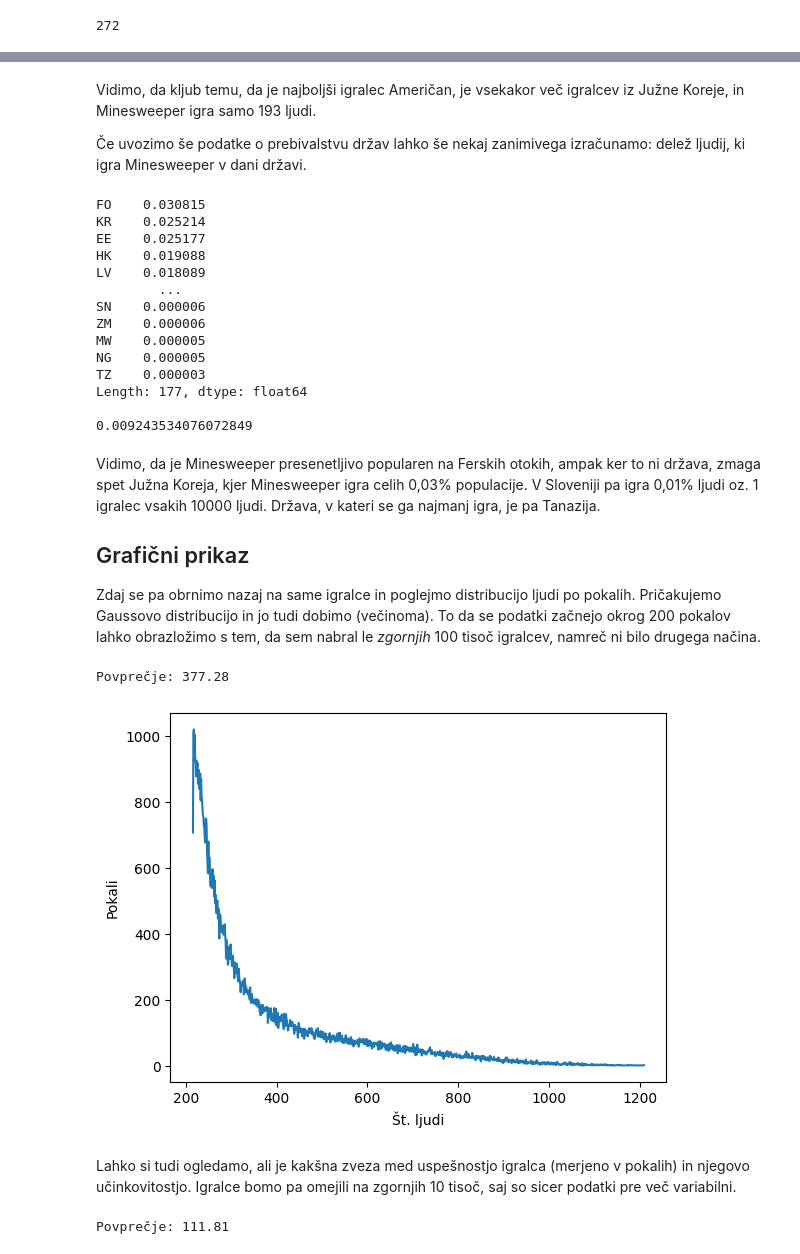
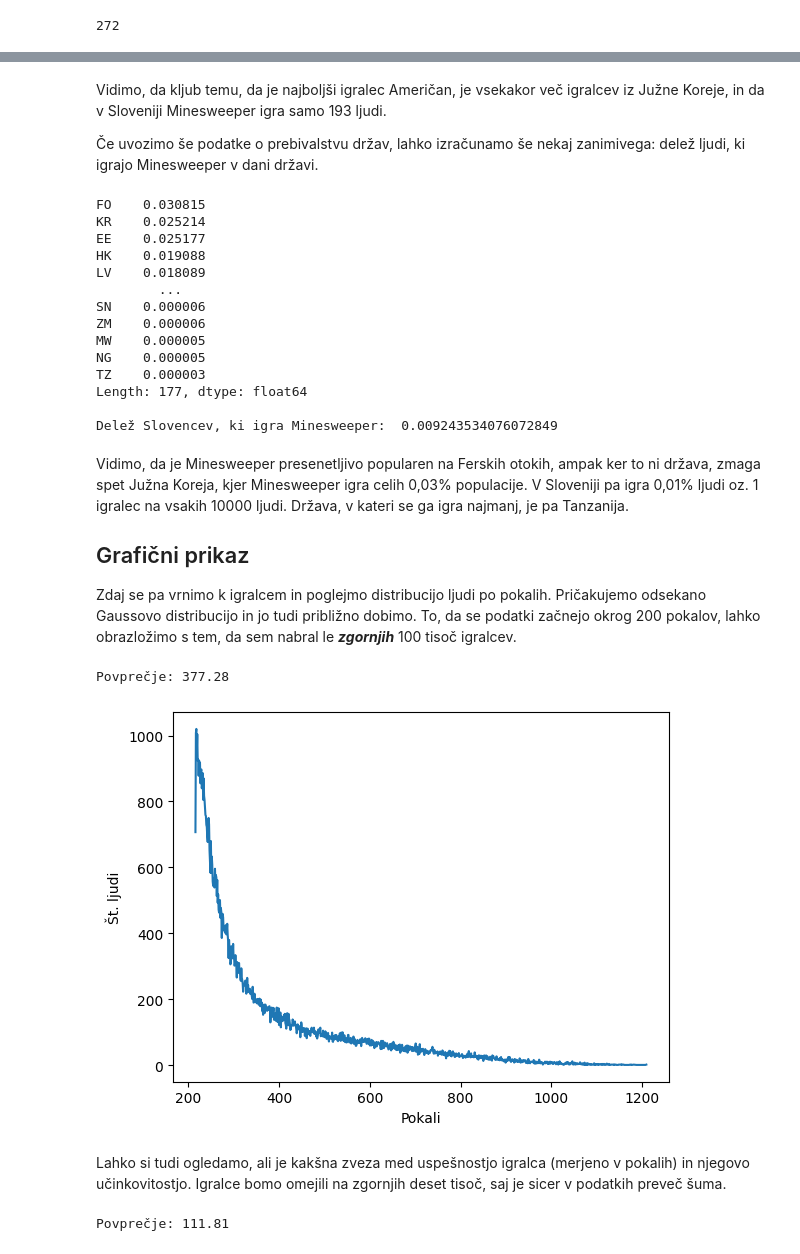
Before and after one commit to MushySushy/projektna_naloga, a Jupyter notebook: rezultati.ipynb, the cells around one changed output, grey strips where cells are left out. Cells and saved outputs as stored; diff of their text form; code cells hidden in the pictures.

Commit message:
Popravil nekaj slogovnih napak

```diff
--- a/rezultati.ipynb
+++ b/rezultati.ipynb
@@ -133,12 +133,12 @@ Length: 200, dtype: int64
 # %% [markdown]
-Vidimo, da kljub temu, da je najboljši igralec Američan, je vsekakor več igralcev iz Južne Koreje, in Minesweeper igra samo 193 ljudi.
+Vidimo, da kljub temu, da je najboljši igralec Američan, je vsekakor več igralcev iz Južne Koreje, in da v Sloveniji Minesweeper igra samo 193 ljudi.
 
-Če uvozimo še podatke o prebivalstvu držav lahko še nekaj zanimivega izračunamo: delež ljudij, ki igra Minesweeper v dani državi.
+Če uvozimo še podatke o prebivalstvu držav, lahko izračunamo še nekaj zanimivega: delež ljudi, ki igrajo Minesweeper v dani državi.
 # %%
 from pypopulation import get_population
 delez_po_drzavah=pd.Series({i:igralci_po_drzavah[i]/get_population(i)*100 for i in igralci_po_drzavah.keys() if get_population(i)}).sort_values(ascending=False)
 print(delez_po_drzavah,"\n")
-print(delez_po_drzavah["SI"])
+print("Delež Slovencev, ki igra Minesweeper: ",delez_po_drzavah["SI"])
 # %% [output]
 FO    0.030815
 KR    0.025214
@@ -153,21 +153,21 @@ NG    0.000005
 TZ    0.000003
 Length: 177, dtype: float64
 
-0.009243534076072849
+Delež Slovencev, ki igra Minesweeper:  0.009243534076072849
 # %% [markdown]
-Vidimo, da je Minesweeper presenetljivo popularen na Ferskih otokih, ampak ker to ni država, zmaga spet Južna Koreja, kjer Minesweeper igra celih 0,03% populacije. V Sloveniji pa igra 0,01% ljudi oz. 1 igralec vsakih 10000 ljudi. Država, v kateri se ga najmanj igra, je pa Tanazija.
+Vidimo, da je Minesweeper presenetljivo popularen na Ferskih otokih, ampak ker to ni država, zmaga spet Južna Koreja, kjer Minesweeper igra celih 0,03% populacije. V Sloveniji pa igra 0,01% ljudi oz. 1 igralec na vsakih 10000 ljudi. Država, v kateri se ga igra najmanj, je pa Tanzanija.
 
 ## Grafični prikaz
 
-Zdaj se pa obrnimo nazaj na same igralce in poglejmo distribucijo ljudi po pokalih. Pričakujemo Gaussovo distribucijo in jo tudi dobimo (večinoma). To da se podatki začnejo okrog 200 pokalov lahko obrazložimo s tem, da sem nabral le *zgornjih* 100 tisoč igralcev, namreč ni bilo drugega načina.
+Zdaj se pa vrnimo k igralcem in poglejmo distribucijo ljudi po pokalih. Pričakujemo odsekano Gaussovo distribucijo in jo tudi približno dobimo. To, da se podatki začnejo okrog 200 pokalov, lahko obrazložimo s tem, da sem nabral le ***zgornjih*** 100 tisoč igralcev.
 # %%
-igralci.groupby("pokali").size().plot(xlabel="Št. ljudi",ylabel="Pokali")
+igralci.groupby("pokali").size().plot(ylabel="Št. ljudi",xlabel="Pokali")
 print("Povprečje: %.2f" % igralci["pokali"].mean())
 # %% [output]
 Povprečje: 377.28
-[figure, old version]
+[figure, new version]
 # %% [markdown]
-Lahko si tudi ogledamo, ali je kakšna zveza med uspešnostjo igralca (merjeno v pokalih) in njegovo učinkovitostjo. Igralce bomo pa omejili na zgornjih 10 tisoč, saj so sicer podatki pre več variabilni.
+Lahko si tudi ogledamo, ali je kakšna zveza med uspešnostjo igralca (merjeno v pokalih) in njegovo učinkovitostjo. Igralce bomo omejili na zgornjih deset tisoč, saj je sicer v podatkih preveč šuma.
 # %%
 igralci[:10000].plot(x="pokali",y="eff3",xlabel="Pokali",ylabel="Učinkovitost",style=".")
 print("Povprečje: %.2f" % igralci["eff3"].mean())
```
Also changed, not shown: parts of 12 cells of this notebook, 1 other file.
